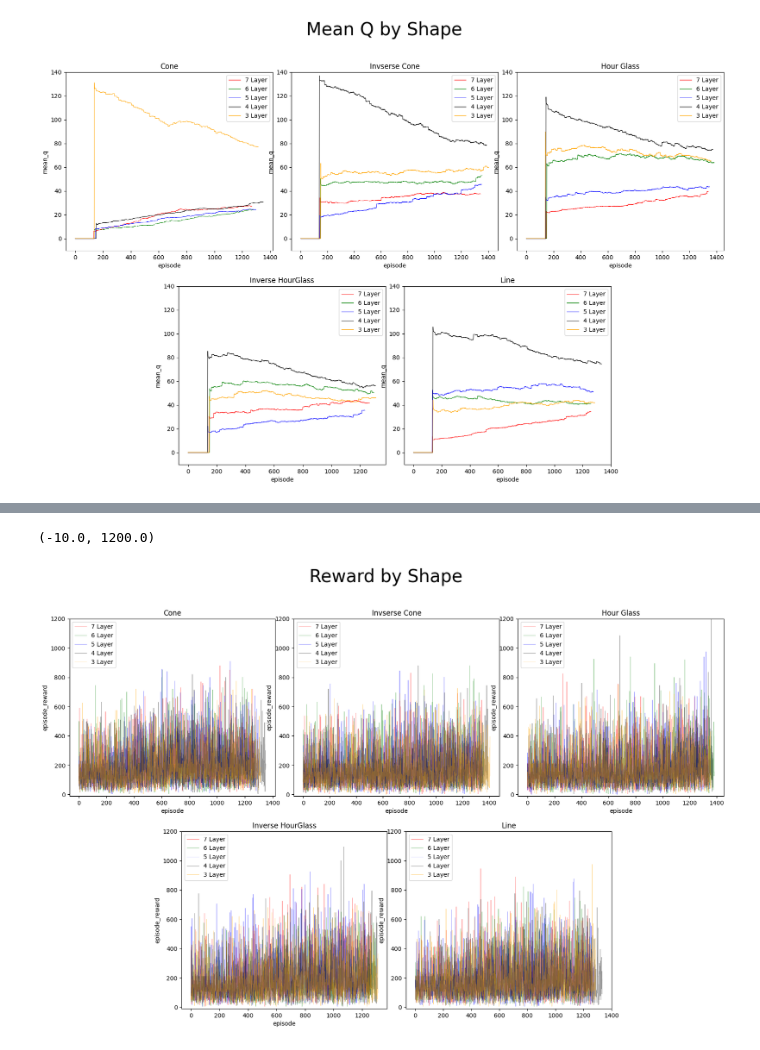
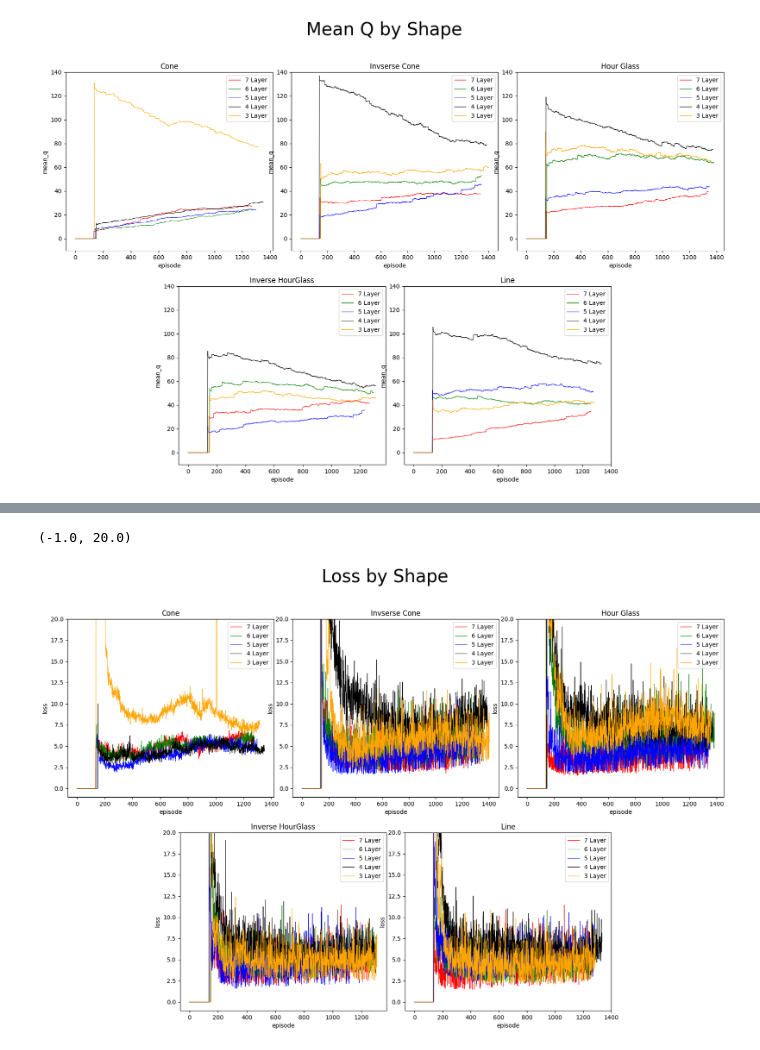
Before and after one commit to ZaidSalahuddin/EE-Atari-RL, a Jupyter notebook: Code/dataVis.ipynb, the cells around one changed output, grey strips where cells are left out. Saved outputs shown, nothing was run; the diff lists cells and outputs as text; code cells hidden in the pictures.

```diff
--- a/Code/dataVis.ipynb
+++ b/Code/dataVis.ipynb
@@ -33,6 +33,9 @@ df5L4 = pd.read_csv(path4+r"Line\\4L_Line.csv")
 
 path3 = r"3 Layers\\"
 df1L3 = pd.read_csv(path3+r"Cone\\3L_Cone.csv")
+#test for the outlier
+df1L3 = pd.read_csv(path3+r"Cone Copy\\3L_Cone_Copy.csv")
+
 df2L3 = pd.read_csv(path3+r"ConeInv\\3L_ConeInv.csv")
 df3L3 = pd.read_csv(path3+r"HourG\\3L_HourG.csv")
 df4L3 = pd.read_csv(path3+r"HourGInv\\3L_HourGInv.csv")
@@ -229,3 +432,7 @@ ax5.set_ylim([y_lim_min,y_lim_max])
 # %% [output]
 (-10.0, 140.0)
 [figure]
+# %%
+# import processed reward data frame
+reward_proc = pd.read_csv(r'Data\\rewards_sorted_mean.csv')
+reward_proc
@@ -232,9 +747,9 @@ ax5.set_ylim([y_lim_min,y_lim_max])
 # %%
-#subplot one
-alpha = 0.4
+# Loss by Shape
+alpha = 1
 lw = 0.7
-y_lim_min = -10
-y_lim_max = 1200
+y_lim_min = -1
+y_lim_max = 20
 
 #set up the plot
 fig = plt.figure(figsize=(20,12))
@@ -244,7 +759,7 @@ ax3 = plt.subplot2grid((2,6), (0,4), colspan=2)
 ax4 = plt.subplot2grid((2,6), (1,1), colspan=2)
 ax5 = plt.subplot2grid((2,6), (1,3), colspan=2)
 
-fig.suptitle('Reward by Shape', fontsize=30)
+fig.suptitle('Loss by Shape', fontsize=30)
 
 #plotting the lines
 # labels n stuff
@@ -253,52 +768,52 @@ color = ["red","red","red","red","red","green","green","green","green","green","
 #7 layer
 for i in range(25):
     if i%5==0:
-        ax1.plot(episode[i], episode_reward[i], alpha=alpha, label = label[int(i)], lw=lw, color=color[int(i)])
+        ax1.plot(episode[i], loss[i], alpha=alpha, label = label[int(i)], lw=lw, color=color[int(i)])
 ax1.title.set_text('Cone')
 ax1.set_xlabel('episode')
-ax1.set_ylabel('episode_reward')
+ax1.set_ylabel('loss')
 ax1.legend(loc=0)
 ax1.set_ylim([y_lim_min,y_lim_max])
 
 #6 layer
 for i in range(25):
     if i%5==1:
-        ax2.plot(episode[i], episode_reward[i], alpha=alpha, label = label[int(i)], lw=lw, color=color[int(i)])
+        ax2.plot(episode[i], loss[i], alpha=alpha, label = label[int(i)], lw=lw, color=color[int(i)])
 ax2.title.set_text('Invserse Cone')
 ax2.set_xlabel('episode')
-ax2.set_ylabel('episode_reward')
+ax2.set_ylabel('loss')
 ax2.legend(loc=0)
 ax2.set_ylim([y_lim_min,y_lim_max])
 
 #5 layer
 for i in range(25):
     if i%5==2:
-        ax3.plot(episode[i], episode_reward[i], alpha=alpha, label = label[int(i)], lw=lw, color=color[int(i)])
+        ax3.plot(episode[i], loss[i], alpha=alpha, label = label[int(i)], lw=lw, color=color[int(i)])
 ax3.title.set_text('Hour Glass')
 ax3.set_xlabel('episode')
-ax3.set_ylabel('episode_reward')
+ax3.set_ylabel('loss')
 ax3.legend(loc=0)
 ax3.set_ylim([y_lim_min,y_lim_max])
 
 #4 layer
 for i in range(25):
     if i%5==3:
-        ax4.plot(episode[i], episode_reward[i], alpha=alpha, label = label[int(i)], lw=lw, color=color[int(i)])
+        ax4.plot(episode[i], loss[i], alpha=alpha, label = label[int(i)], lw=lw, color=color[int(i)])
 ax4.title.set_text('Inverse HourGlass')
 ax4.set_xlabel('episode')
-ax4.set_ylabel('episode_reward')
+ax4.set_ylabel('loss')
 ax4.legend(loc=0)
 ax4.set_ylim([y_lim_min,y_lim_max])
 
 #3 layer
 for i in range(25):
     if i%5==4:
-        ax5.plot(episode[i], episode_reward[i], alpha=alpha, label = label[int(i)], lw=lw, color=color[int(i)])
+        ax5.plot(episode[i], loss[i], alpha=alpha, label = label[int(i)], lw=lw, color=color[int(i)])
 ax5.title.set_text('Line')
 ax5.set_xlabel('episode')
-ax5.set_ylabel('episode_reward')
+ax5.set_ylabel('loss')
 ax5.legend(loc=0)
 ax5.set_ylim([y_lim_min,y_lim_max])
 # %% [output]
-(-10.0, 1200.0)
+(-1.0, 20.0)
-[figure, old version]
+[figure, new version]
```
Also changed, not shown: parts of 17 cells of this notebook.
